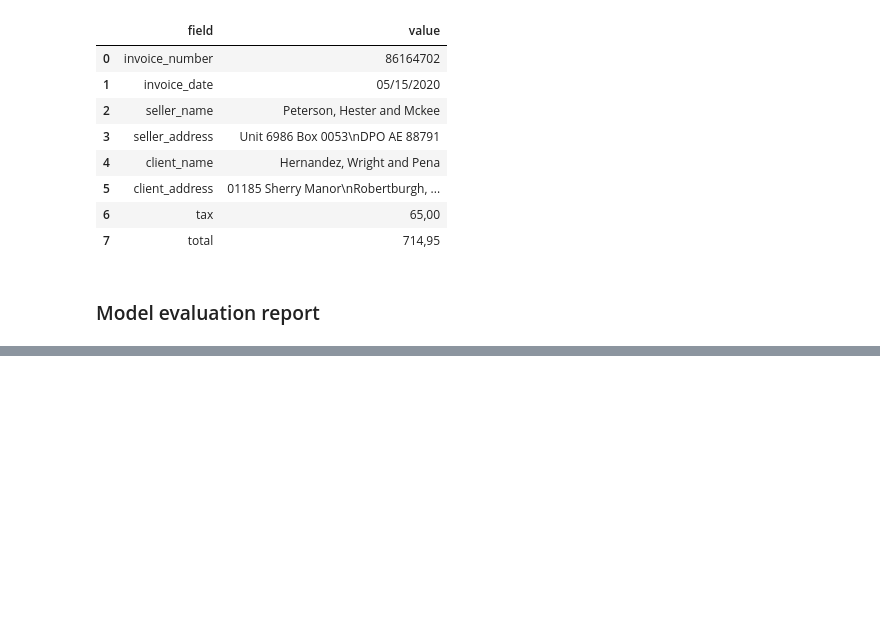
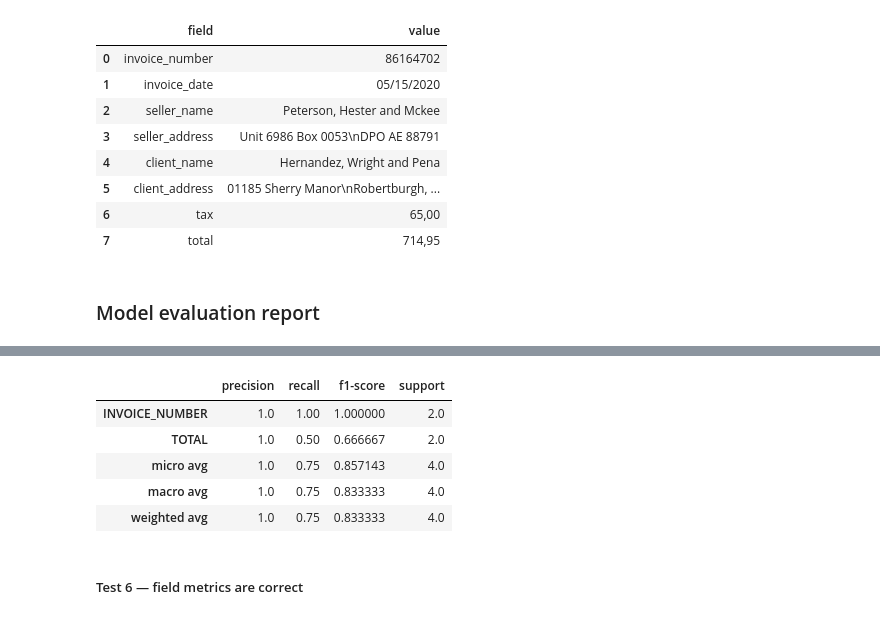
Before and after one commit to vsokoltsov/invoices-ocr, a Jupyter notebook: notebooks/bert.ipynb, the cells around one changed output, grey strips where cells are left out. Cells and saved outputs as stored; diff of their text form; code cells hidden in the pictures; blank space fills up the shorter version.

Commit message:
Add test verification to model evaluation report class

```diff
--- a/notebooks/bert.ipynb
+++ b/notebooks/bert.ipynb
@@ -8733,0 +8934,34 @@ class ModelEvaluator:
+# %%
+evaluation_trainer_stub = (
+    EvaluationTrainerStub()
+)
+
+evaluation_metrics_stub = (
+    EvaluationMetricsStub()
+)
+
+evaluation_predictor_stub = (
+    EvaluationPredictorStub()
+)
+
+model_evaluator = ModelEvaluator(
+    trainer=cast(
+        DocumentModelTrainer,
+        evaluation_trainer_stub,
+    ),
+    metrics=cast(
+        TokenClassificationMetrics,
+        evaluation_metrics_stub,
+    ),
+    predictor=cast(
+        DocumentModelPredictor,
+        evaluation_predictor_stub,
+    ),
+    output_formatter=(
+        DocumentOutputFormatter()
+    ),
+)
+
+evaluation_report = model_evaluator.evaluate(
+    evaluation_test_frame
+)
@@ -8733,0 +9117,11 @@ class ModelEvaluator:
+# %%
+evaluation_report.entity_metrics
+# %% [output]
+|  | precision | recall | f1-score | support |
+| INVOICE_NUMBER | 1.0 | 1.00 | 1.000000 | 2.0 |
+| TOTAL | 1.0 | 0.50 | 0.666667 | 2.0 |
+| micro avg | 1.0 | 0.75 | 0.857143 | 4.0 |
+| macro avg | 1.0 | 0.75 | 0.833333 | 4.0 |
+| weighted avg | 1.0 | 0.75 | 0.833333 | 4.0 |
+# %% [markdown]
+##### Test 6 — field metrics are correct
```
Also changed, not shown: parts of 37 cells of this notebook.
